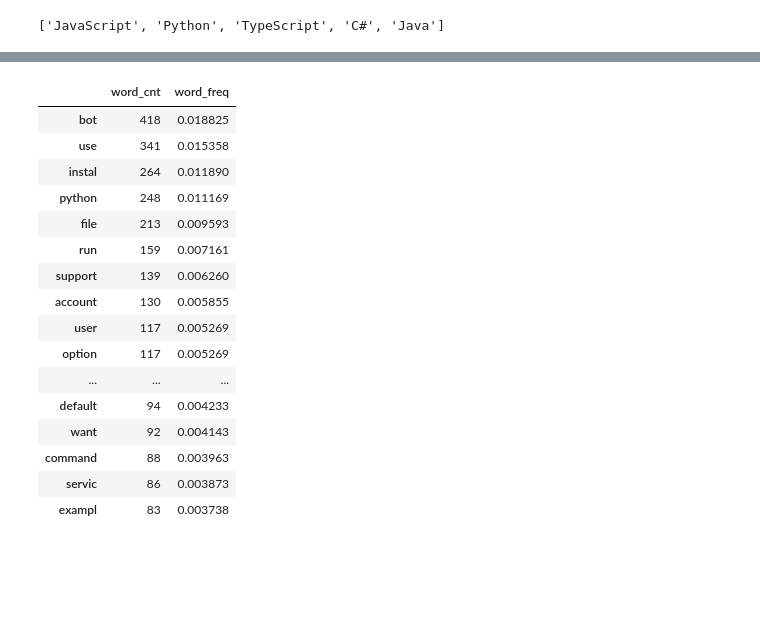
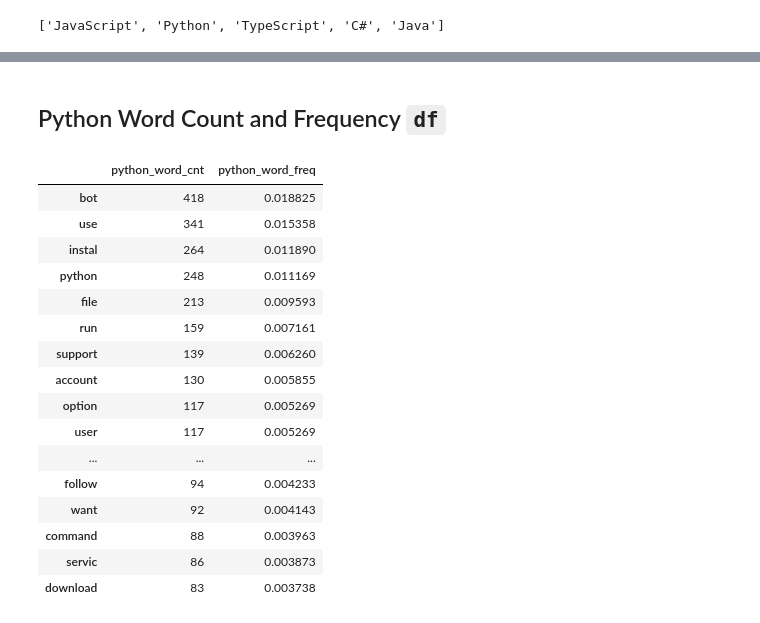
Before and after one commit to NLP-Project-Hopper2/NLP-Project-Hopper2, a Jupyter notebook: stephanies_notebook.ipynb, the cells around one changed output, grey strips where cells are left out. Cells and saved outputs as stored; diff of their text form; code cells hidden in the pictures; blank space fills up the shorter version.

```diff
--- a/stephanies_notebook.ipynb
+++ b/stephanies_notebook.ipynb
@@ -147,15 +223,17 @@ for item in [python_words, js_words, java_words, c_words, type_words]:
+# %% [markdown]
+## Python Word Count and Frequency `df`
 # %%
 # creating a df for the word count and frequency
 # word count
-df_python_count = pd.DataFrame(pd.Series(python_words.split()).value_counts(), columns = ['word_cnt']).head(20)
+df_python_count = pd.DataFrame(pd.Series(python_words.split()).value_counts(), columns = ['python_word_cnt']).head(20)
 
 # word frequency
-df_python_count['word_freq'] = pd.Series(python_words.split()).value_counts(normalize = True).head(20)
+df_python_count['python_word_freq'] = pd.Series(python_words.split()).value_counts(normalize = True).head(20)
 
 # df view
 df_python_count
 # %% [output]
-|  | word_cnt | word_freq |
+|  | python_word_cnt | python_word_freq |
 | bot | 418 | 0.018825 |
 | use | 341 | 0.015358 |
 | instal | 264 | 0.011890 |
@@ -164,11 +242,11 @@ df_python_count
 | run | 159 | 0.007161 |
 | support | 139 | 0.006260 |
 | account | 130 | 0.005855 |
+| option | 117 | 0.005269 |
 | user | 117 | 0.005269 |
-| option | 117 | 0.005269 |
 | ... | ... | ... |
-| default | 94 | 0.004233 |
+| follow | 94 | 0.004233 |
 | want | 92 | 0.004143 |
 | command | 88 | 0.003963 |
 | servic | 86 | 0.003873 |
-| exampl | 83 | 0.003738 |
+| download | 83 | 0.003738 |
```
Also changed, not shown: parts of 29 cells of this notebook.
